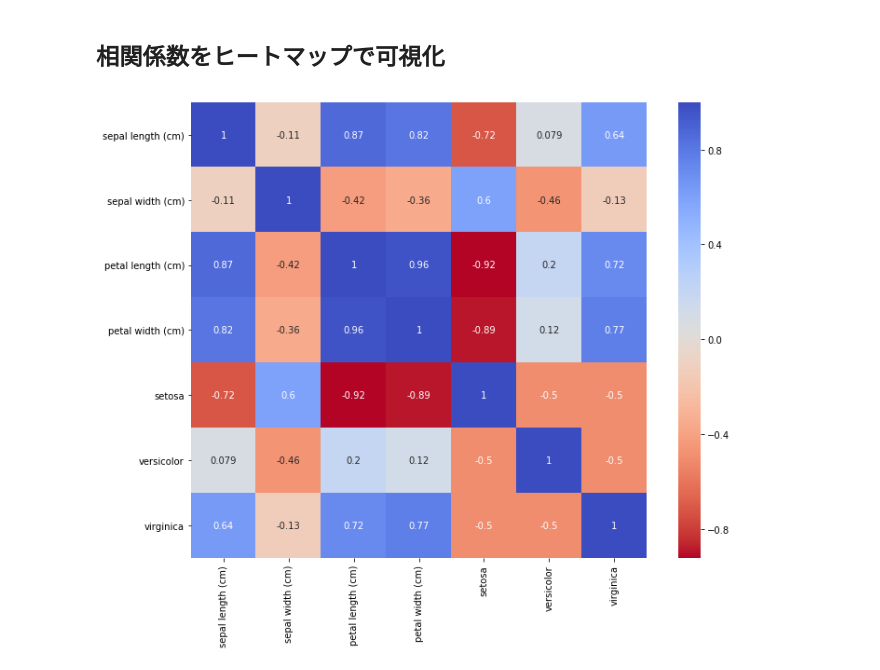
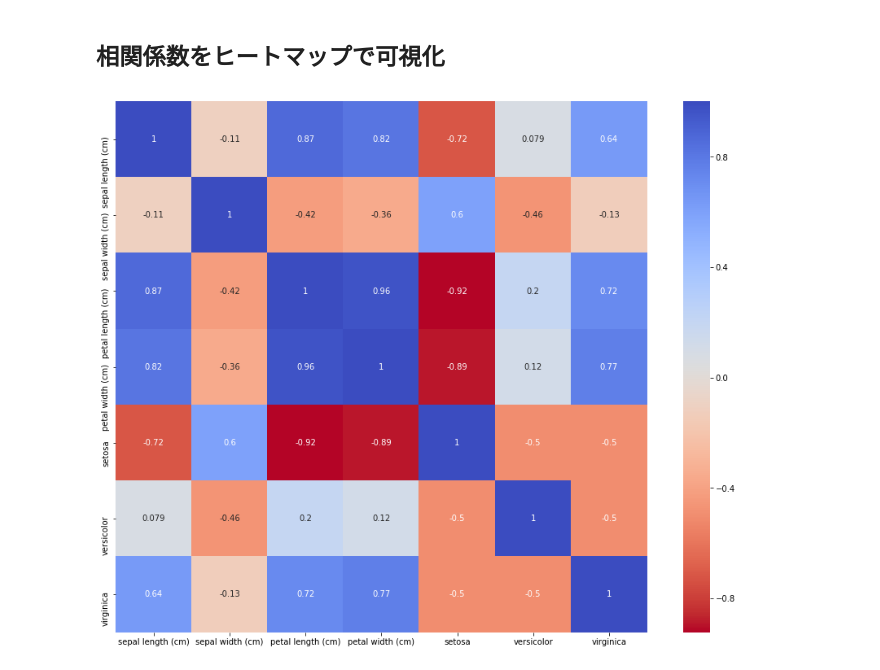
Before and after one commit to Hironobu-Kawaguchi/Hello-World, a Jupyter notebook: demo/02_data_visualization.ipynb, the cells around one changed output. Cells and saved outputs as stored; diff of their text form; code cells hidden in the pictures.

```diff
--- a/demo/02_data_visualization.ipynb
+++ b/demo/02_data_visualization.ipynb
@@ -92,8 +97,8 @@ cr_matrix
 # %% [markdown]
 ## 相関係数をヒートマップで可視化
 # %%
-plt.figure(figsize=(12, 9))
+plt.figure(figsize=(16,12))
 sns.heatmap(cr_matrix,annot=True, square=True, cmap='coolwarm_r')
-plt.grid(False)
+plt.savefig('heatmap.png')
 # %% [output]
-[figure, old version]
+[figure, new version]
```
Also changed, not shown: parts of 4 cells of this notebook, 4 other files.
